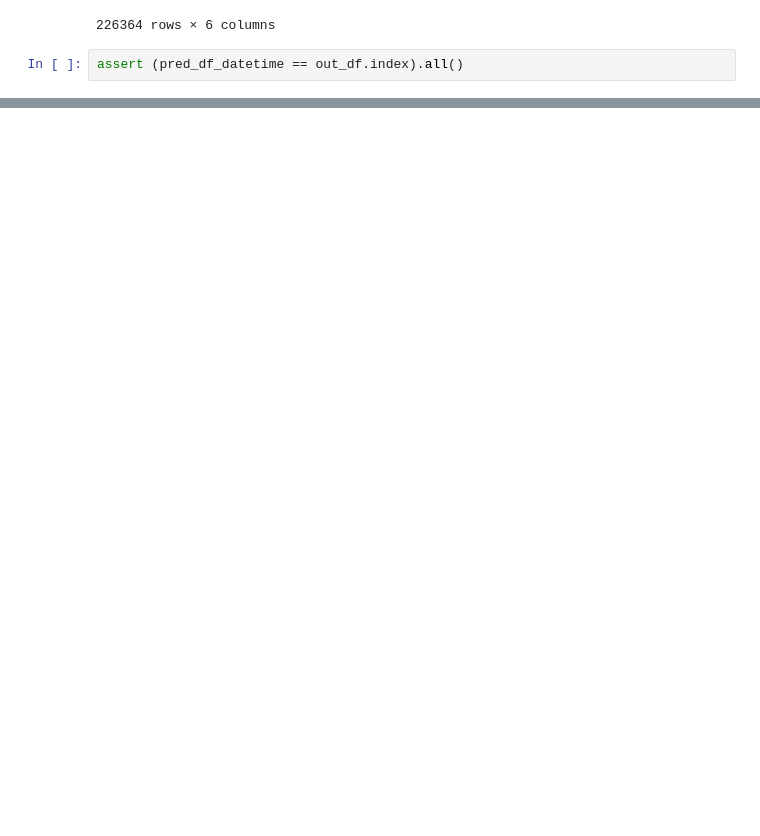
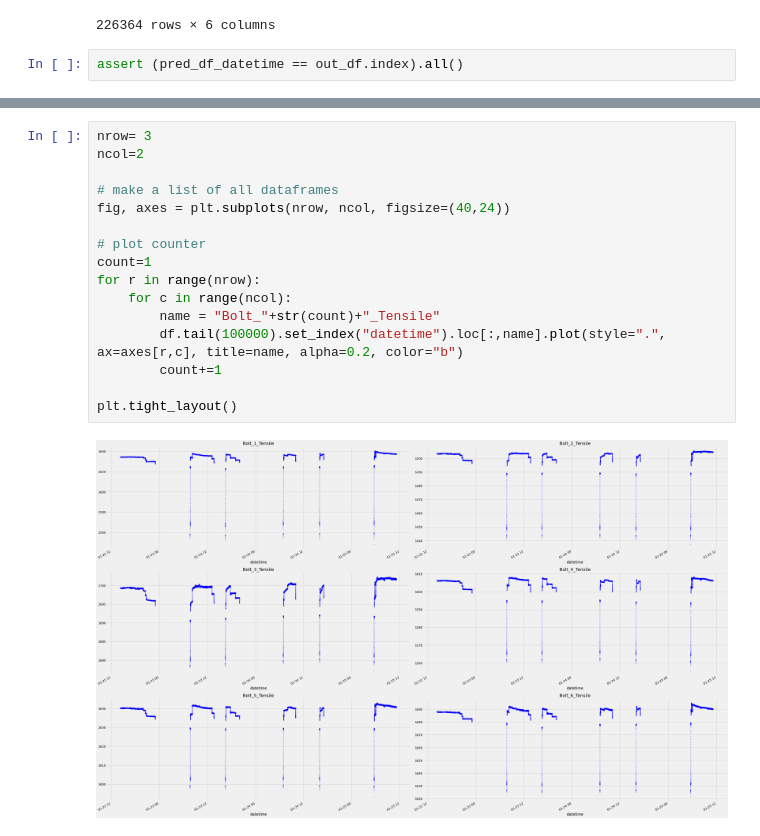
Before and after one commit to thomasht86/krafthack2022, a Jupyter notebook: notebooks/tht-lasso.ipynb, the cells around one changed output, grey strips where cells are left out. Drawn from its saved outputs; the diff is of its cells as text; blank space fills up the shorter version.

```diff
--- a/notebooks/tht-lasso.ipynb
+++ b/notebooks/tht-lasso.ipynb
@@ -727,0 +761,18 @@ pred_df.to_csv("../container-data/prediction_output_rerf.csv")
+# %%
+nrow= 3
+ncol=2
+
+# make a list of all dataframes
+fig, axes = plt.subplots(nrow, ncol, figsize=(40,24))
+
+# plot counter
+count=1
+for r in range(nrow):
+    for c in range(ncol):
+        name = "Bolt_"+str(count)+"_Tensile"
+        df.tail(100000).set_index("datetime").loc[:,name].plot(style=".", ax=axes[r,c], title=name, alpha=0.2, color="b")
+        count+=1
+
+plt.tight_layout()
+# %% [output]
+[figure, added]
```
Also changed, not shown: parts of 11 cells of this notebook, 1 other file.
